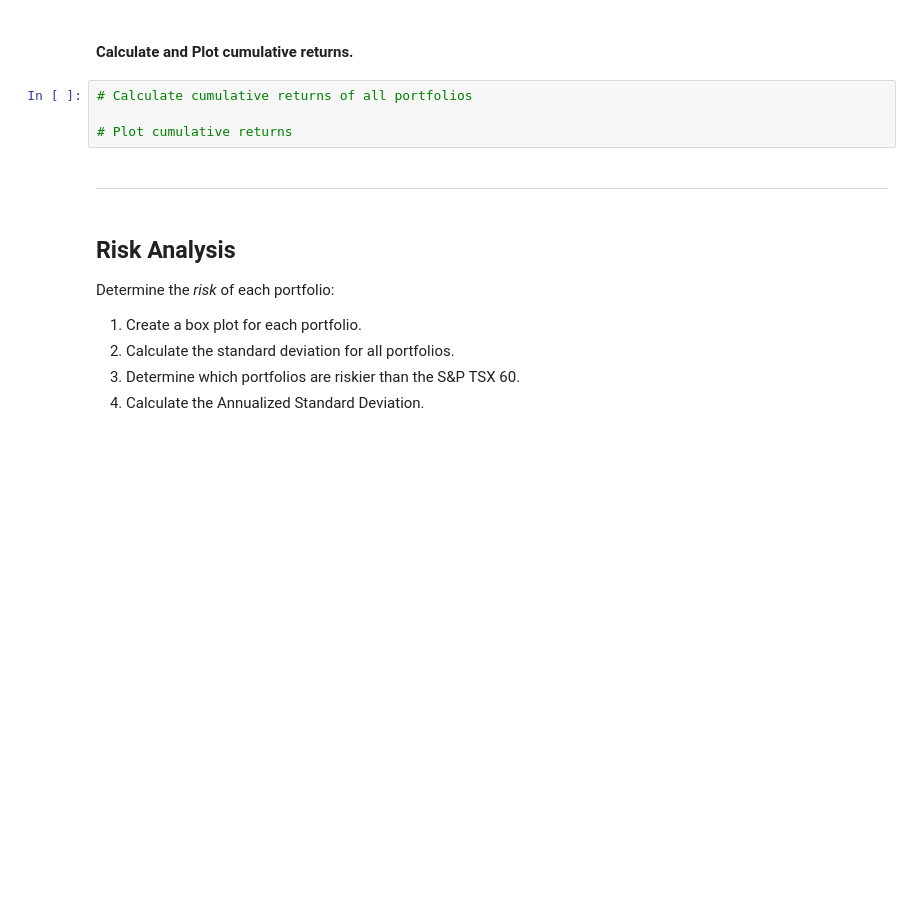
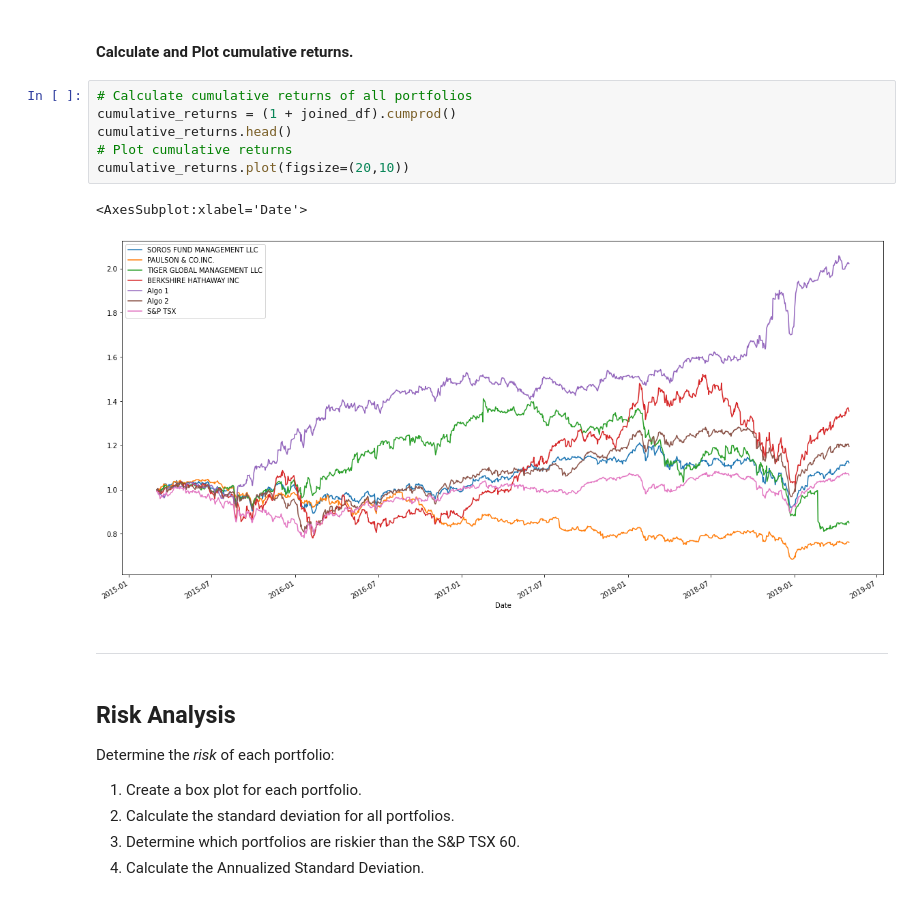
Before and after one commit to MichaelNguyen2692/Module-4-Assignment---Portfolio-Analysis, a Jupyter notebook: whale_analysis.ipynb, the cells around one changed output. Drawn from its saved outputs; the diff is of its cells as text; blank space fills up the shorter version.

```diff
--- a/whale_analysis.ipynb
+++ b/whale_analysis.ipynb
@@ -202,8 +237,13 @@ In this section, you will calculate and visualize performance and risk metrics f
 #### Calculate and Plot cumulative returns.
 # %%
 # Calculate cumulative returns of all portfolios
-
+cumulative_returns = (1 + joined_df).cumprod()
+cumulative_returns.head()
 # Plot cumulative returns
+cumulative_returns.plot(figsize=(20,10))
+# %% [output]
+<AxesSubplot:xlabel='Date'>
+[figure, added]
 # %% [markdown]
 ---
 # %% [markdown]
```
Also changed, not shown: parts of 46 cells of this notebook, 4 other files.
